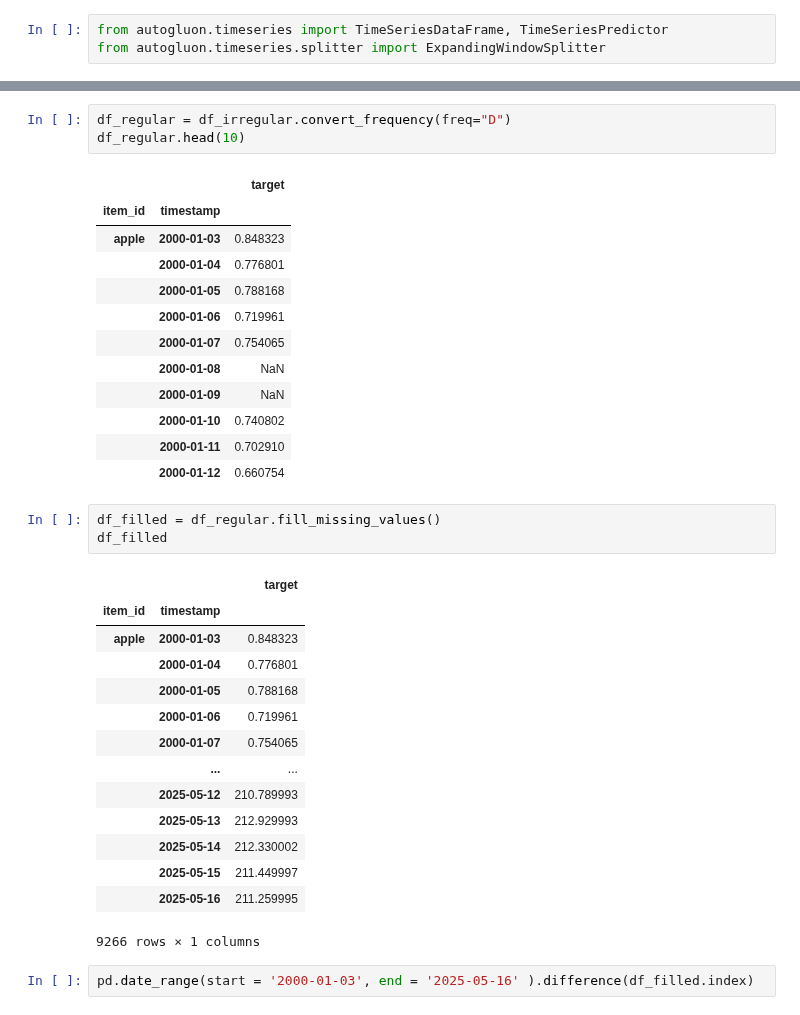
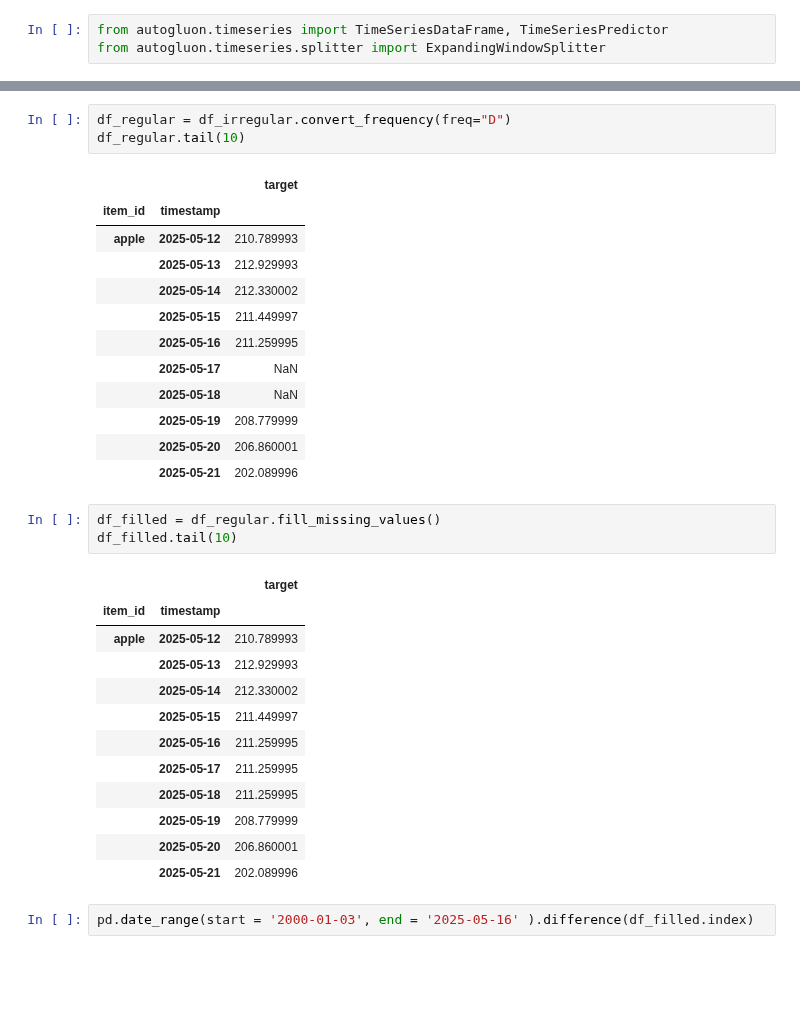
Before and after one commit to tc020/StockPredictor, a Jupyter notebook: preprocessing_data.ipynb, the cells around one changed output, grey strips where cells are left out. Cells and saved outputs as stored; diff of their text form; blank space fills up the shorter version.

```diff
--- a/preprocessing_data.ipynb
+++ b/preprocessing_data.ipynb
@@ -287,37 +258,35 @@ df_irregular
 # %%
 df_regular = df_irregular.convert_frequency(freq="D")
-df_regular.head(10)
+df_regular.tail(10)
 # %% [output]
 |  |  | target |
 | item_id | timestamp |  |
-| apple | 2000-01-03 | 0.848323 |
-|  | 2000-01-04 | 0.776801 |
-|  | 2000-01-05 | 0.788168 |
-|  | 2000-01-06 | 0.719961 |
-|  | 2000-01-07 | 0.754065 |
-|  | 2000-01-08 | NaN |
-|  | 2000-01-09 | NaN |
-|  | 2000-01-10 | 0.740802 |
-|  | 2000-01-11 | 0.702910 |
-|  | 2000-01-12 | 0.660754 |
+| apple | 2025-05-12 | 210.789993 |
+|  | 2025-05-13 | 212.929993 |
+|  | 2025-05-14 | 212.330002 |
+|  | 2025-05-15 | 211.449997 |
+|  | 2025-05-16 | 211.259995 |
+|  | 2025-05-17 | NaN |
+|  | 2025-05-18 | NaN |
+|  | 2025-05-19 | 208.779999 |
+|  | 2025-05-20 | 206.860001 |
+|  | 2025-05-21 | 202.089996 |
 # %%
 df_filled = df_regular.fill_missing_values()
-df_filled
+df_filled.tail(10)
 # %% [output]
 |  |  | target |
 | item_id | timestamp |  |
-| apple | 2000-01-03 | 0.848323 |
-|  | 2000-01-04 | 0.776801 |
-|  | 2000-01-05 | 0.788168 |
-|  | 2000-01-06 | 0.719961 |
-|  | 2000-01-07 | 0.754065 |
-|  | ... | ... |
-|  | 2025-05-12 | 210.789993 |
+| apple | 2025-05-12 | 210.789993 |
 |  | 2025-05-13 | 212.929993 |
 |  | 2025-05-14 | 212.330002 |
 |  | 2025-05-15 | 211.449997 |
 |  | 2025-05-16 | 211.259995 |
+|  | 2025-05-17 | 211.259995 |
+|  | 2025-05-18 | 211.259995 |
+|  | 2025-05-19 | 208.779999 |
+|  | 2025-05-20 | 206.860001 |
+|  | 2025-05-21 | 202.089996 |
-9266 rows × 1 columns
 # %%
 pd.date_range(start = '2000-01-03', end = '2025-05-16' ).difference(df_filled.index)
 # %% [output]
```
Also changed, not shown: parts of 17 cells of this notebook.
